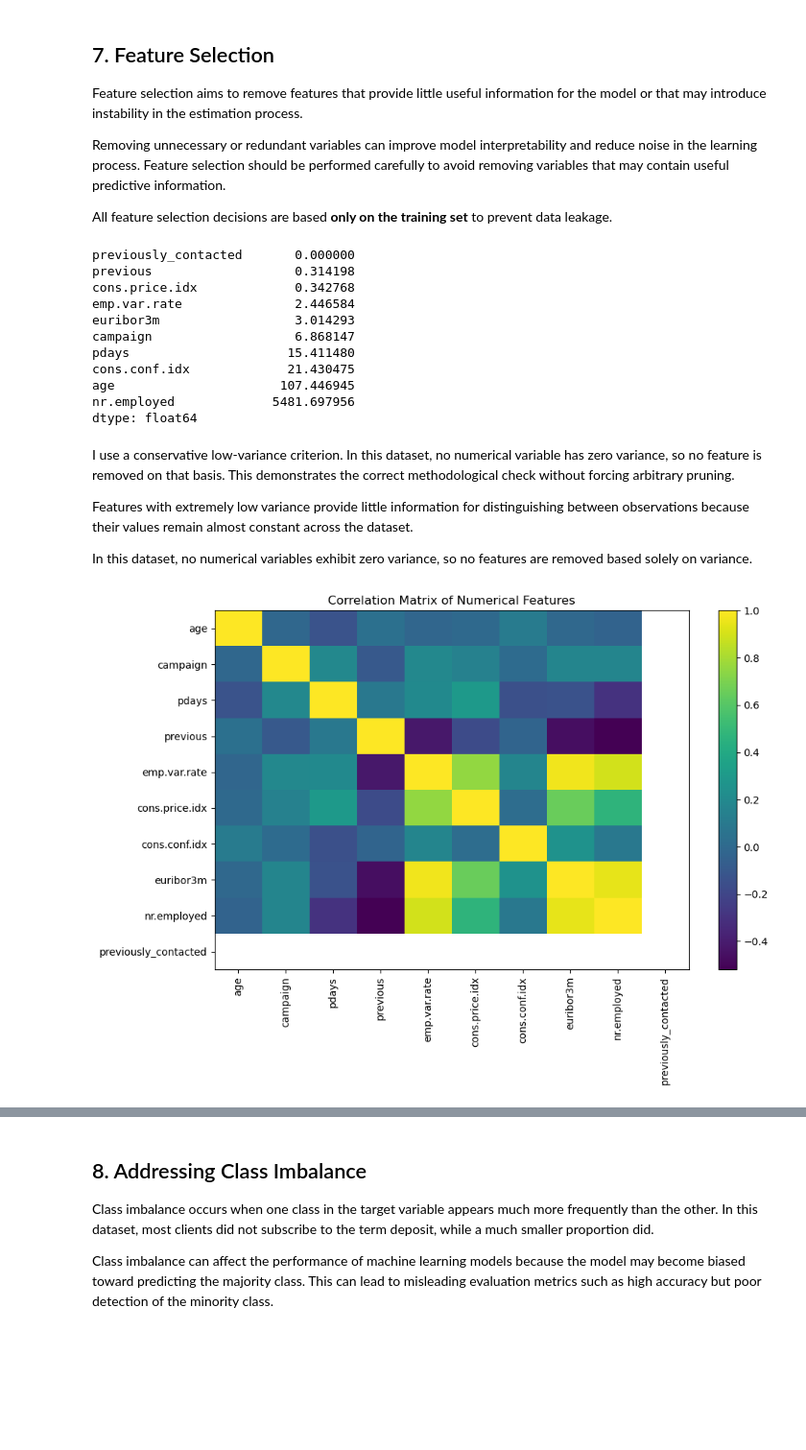
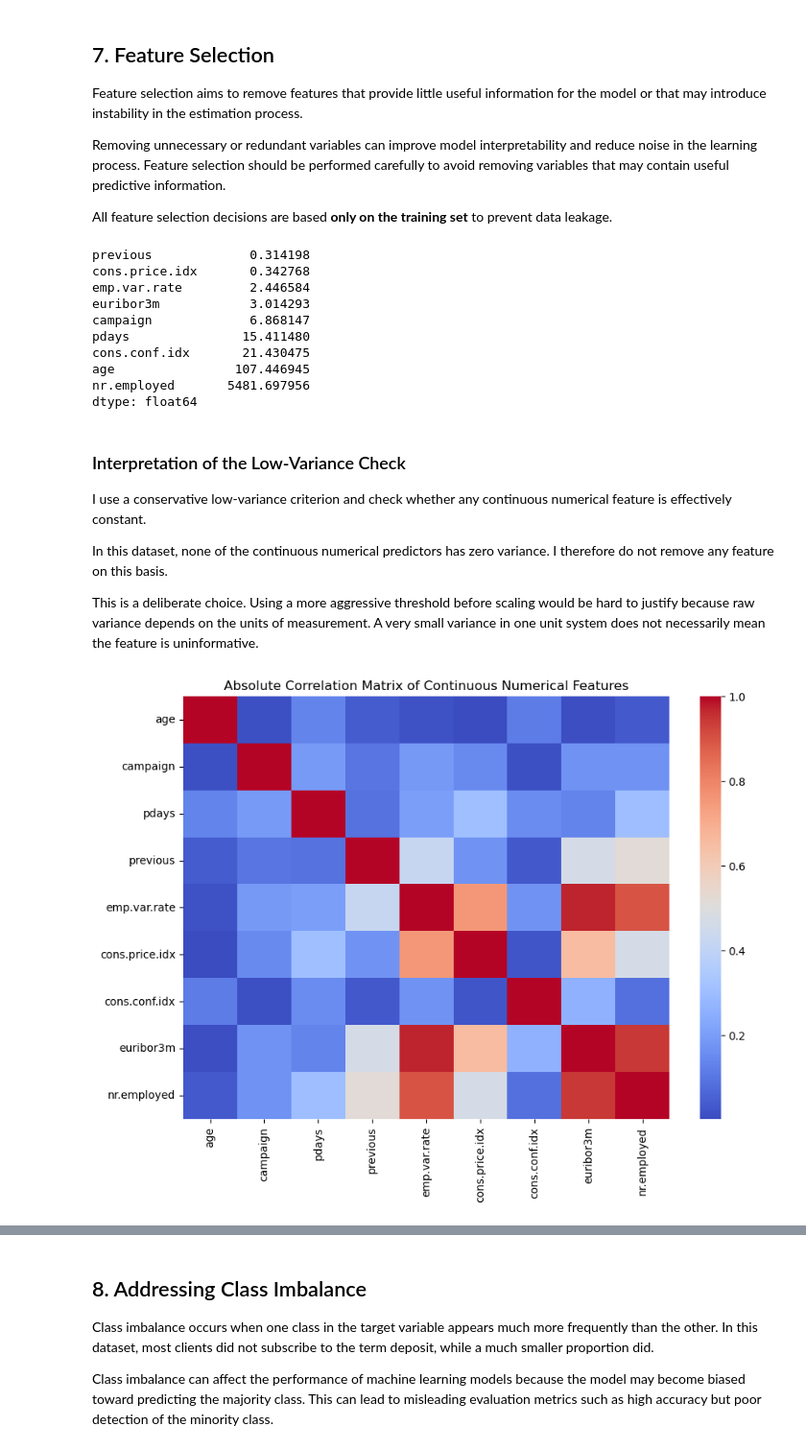
Before and after one commit to issamarida/ML-fundamentals-2026, a Jupyter notebook: assignment_1_issam_arida.ipynb, the cells around one changed output, grey strips where cells are left out. Shown at 96% size. Cells and saved outputs as stored; diff of their text form; code cells hidden in the pictures; blank space fills up the shorter version.

```diff
--- a/assignment_1_issam_arida.ipynb
+++ b/assignment_1_issam_arida.ipynb
@@ -610,14 +663,19 @@ The scaler is fitted only on the training set to prevent data leakage. If scalin
 # %%
-numerical_cols_train = X_train.select_dtypes(include=["int64", "float64"]).columns.tolist()
+numerical_features_current = X_train.select_dtypes(include=["int64", "float64"]).columns.tolist()
 
-scaler_demo = StandardScaler()
-X_train_scaled_demo = scaler_demo.fit_transform(X_train[numerical_cols_train])
+binary_features_current = [
+    col for col in numerical_features_current
+    if set(pd.Series(X_train[col]).dropna().unique()).issubset({0, 1})
+]
 
-X_train_scaled_demo_df = pd.DataFrame(
-    X_train_scaled_demo,
-    columns=numerical_cols_train,
-    index=X_train.index
-)
+continuous_numeric_features_current = [
+    col for col in numerical_features_current
+    if col not in binary_features_current
+]
 
-display(X_train_scaled_demo_df.head())
+print("Continuous numeric features:")
+print(continuous_numeric_features_current)
+
+print("\nBinary numeric features:")
+print(binary_features_current)
 # %% [output]
@@ -644,36 +757,33 @@ Removing unnecessary or redundant variables can improve model interpretability a
 
 All feature selection decisions are based **only on the training set** to prevent data leakage.
 # %%
-variance_values = X_train[numerical_cols_train].var().sort_values()
-display(variance_values)
+variance_summary = X_train[continuous_numeric_features_current].var().sort_values()
+display(variance_summary)
 # %% [output]
-previously_contacted       0.000000
-previous                   0.314198
-cons.price.idx             0.342768
-emp.var.rate               2.446584
-euribor3m                  3.014293
-campaign                   6.868147
-pdays                     15.411480
-cons.conf.idx             21.430475
-age                      107.446945
-nr.employed             5481.697956
+previous             0.314198
+cons.price.idx       0.342768
+emp.var.rate         2.446584
+euribor3m            3.014293
+campaign             6.868147
+pdays               15.411480
+cons.conf.idx       21.430475
+age                107.446945
+nr.employed       5481.697956
 dtype: float64
 # %% [markdown]
-I use a conservative low-variance criterion. In this dataset, no numerical variable has zero variance, so no feature is removed on that basis. This demonstrates the correct methodological check without forcing arbitrary pruning.
+### Interpretation of the Low-Variance Check
 
-Features with extremely low variance provide little information for distinguishing between observations because their values remain almost constant across the dataset.
+I use a conservative low-variance criterion and check whether any continuous numerical feature is effectively constant.
 
-In this dataset, no numerical variables exhibit zero variance, so no features are removed based solely on variance.
+In this dataset, none of the continuous numerical predictors has zero variance. I therefore do not remove any feature on this basis.
+
+This is a deliberate choice. Using a more aggressive threshold before scaling would be hard to justify because raw variance depends on the units of measurement. A very small variance in one unit system does not necessarily mean the feature is uninformative.
 # %%
-corr_matrix = X_train[numerical_cols_train].corr()
+abs_corr_matrix = X_train[continuous_numeric_features_current].corr().abs()
 
 plt.figure(figsize=(10, 7))
-plt.imshow(corr_matrix, aspect="auto")
-plt.xticks(range(len(corr_matrix.columns)), corr_matrix.columns, rotation=90)
-plt.yticks(range(len(corr_matrix.index)), corr_matrix.index)
-plt.title("Correlation Matrix of Numerical Features")
-plt.colorbar()
-plt.tight_layout()
+sns.heatmap(abs_corr_matrix, cmap="coolwarm", annot=False)
+plt.title("Absolute Correlation Matrix of Continuous Numerical Features")
 plt.show()
 # %% [output]
-[figure, old version]
+[figure, new version]
```
Also changed, not shown: parts of 59 cells of this notebook.
